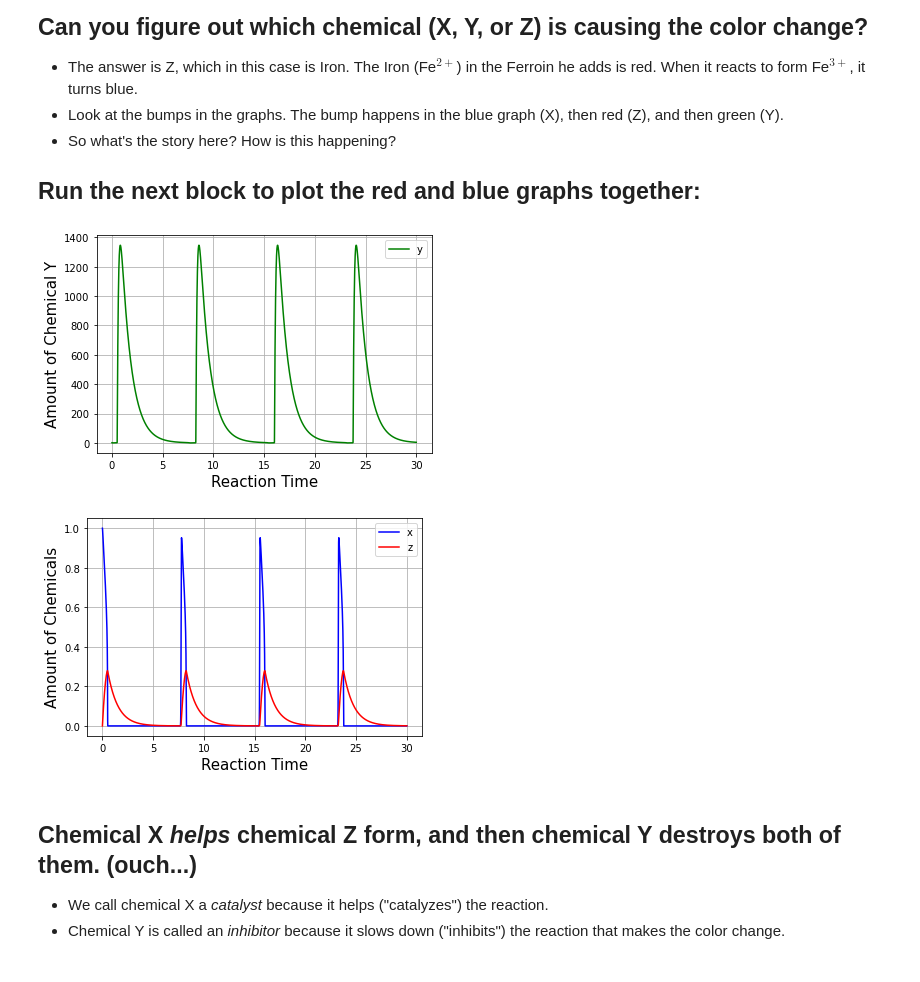
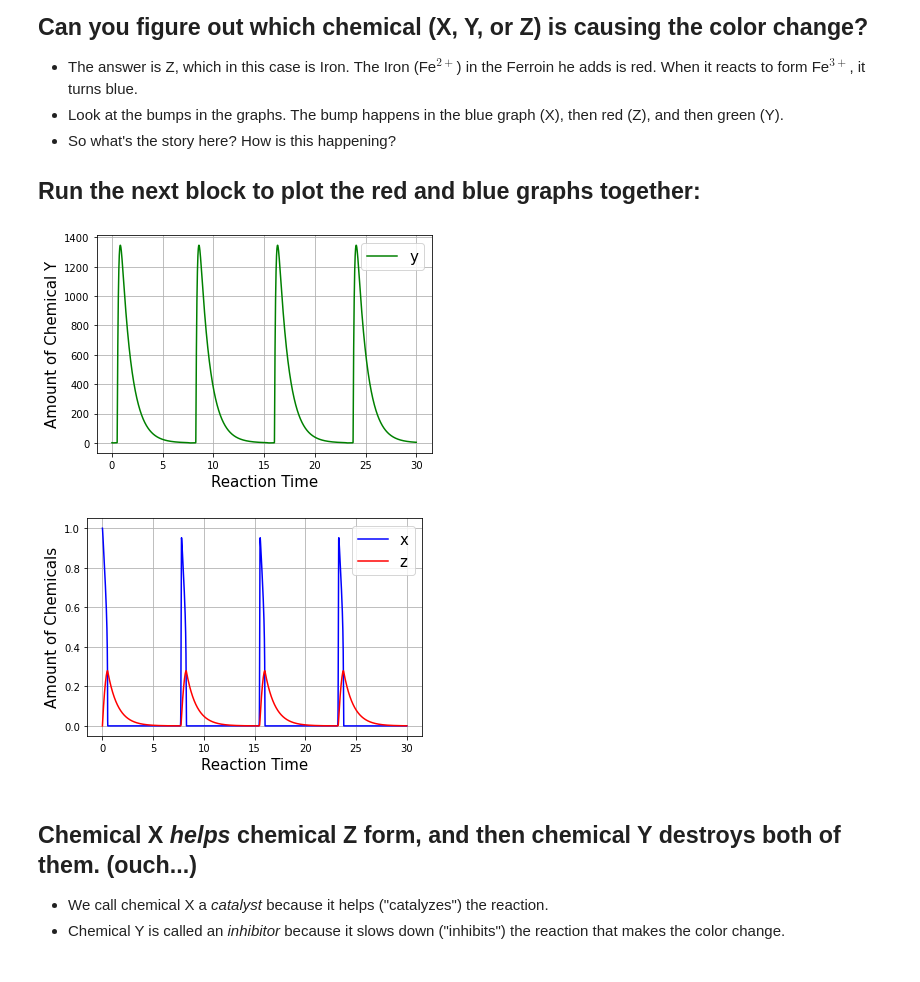
Before and after one commit to lperezmo/scientific-computing-middle-school-version, a Jupyter notebook: Chemistry_module/Chemical_Clocks.ipynb, the cells around one changed output. Saved outputs shown, nothing was run; the diff lists cells and outputs as text; code cells hidden in the pictures.

```diff
--- a/Chemistry_module/Chemical_Clocks.ipynb
+++ b/Chemistry_module/Chemical_Clocks.ipynb
@@ -277,24 +277,24 @@ plt.show()
 ## Run the next block to plot the red and blue graphs together:
 # %%
 plt.plot(time, solution[:, 1], 'g', label='y')
-plt.legend(loc='best')
+plt.legend(loc='best', fontsize = 15)
 plt.xlabel('Reaction Time', fontsize = 15)
 plt.ylabel('Amount of Chemical Y', fontsize = 15)
 plt.grid()
 plt.show()
 ##############################################
 ##############################################
 
 plt.plot(time, solution[:, 0], 'b', label='x')
 plt.plot(time, solution[:, 2], 'r', label='z')
-plt.legend(loc='best')
+plt.legend(loc='best', fontsize = 15)
 plt.xlabel('Reaction Time', fontsize = 15)
 plt.ylabel('Amount of Chemicals', fontsize = 15)
 plt.grid()
 plt.show()
 # %% [output]
-[figure, old version]
+[figure, new version]
-[figure, old version]
+[figure, new version]
 # %% [markdown]
 ## Chemical X _helps_ chemical Z form, and then chemical Y destroys both of them. (ouch...)
 - We call chemical X a _catalyst_ because it helps ("catalyzes") the reaction.
```
Also changed, not shown: parts of 5 cells of this notebook.
